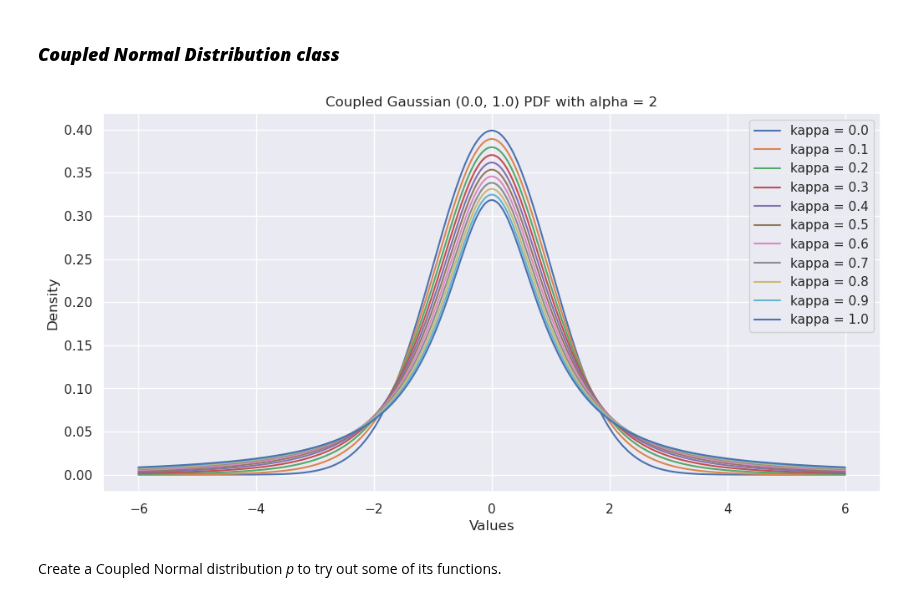
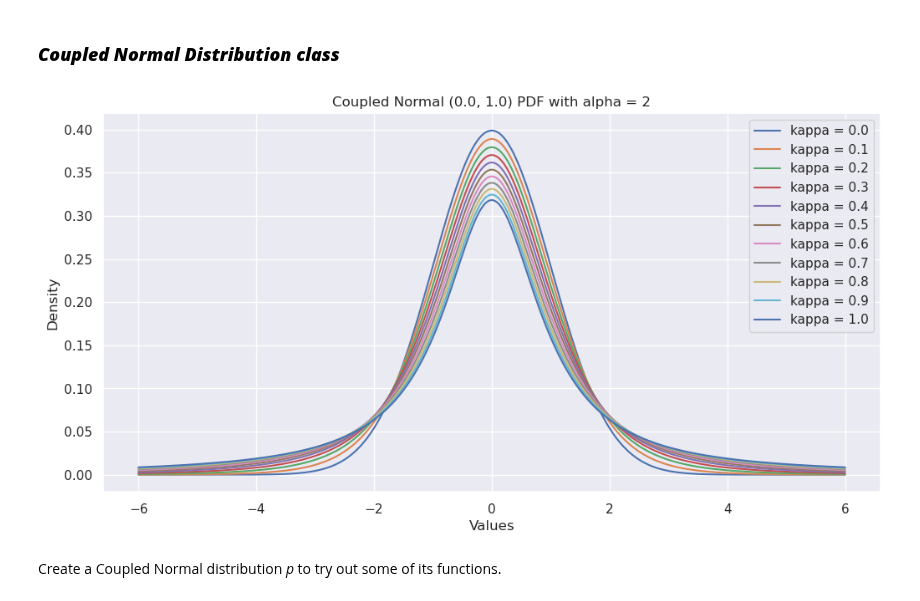
Before and after one commit to Photrek/Nonlinear-Statistical-Coupling, a Jupyter notebook: examples/guide_v0.ipynb, the cells around one changed output. Drawn from its saved outputs; the diff is of its cells as text; code cells hidden in the pictures.

```diff
--- a/examples/guide_v0.ipynb
+++ b/examples/guide_v0.ipynb
@@ -45,7 +48,8 @@ plt.xlim(-5, 5)
 plt.ylim(-5, 5)
 
 for kappa in kappa_values:
-    y[kappa] = nsc_func.coupled_logarithm(X, kappa)
+    y[kappa] = nsc.log(X, kappa)
+    # y[kappa] = nsc_func.coupled_logarithm(X, kappa)
     plt.plot(X, y[kappa], label=kappa)
 
 plt.legend()
@@ -73,7 +77,8 @@ plt.xlim(-5, 5)
 plt.ylim(-5, 15)
 
 for kappa in kappa_values:
-    y[kappa] = nsc_func.coupled_exponential(X, kappa)
+    y[kappa] = nsc.exp(X, kappa)
+    # y[kappa] = nsc_func.coupled_exponential(X, kappa)
     plt.plot(X, y[kappa], label=kappa)
 
 plt.legend()
@@ -93,29 +98,29 @@ X = np.linspace(-6*scale, 6*scale, n_sample)
 # %%
 # Plot Coupled Gaussians (loc, scale) with alpha = 2, with kappas going from 0 to 1
 # by steps of 0.1
 cm = plt.get_cmap('PiYG')
 kappa_values = np.linspace(0, 1, 11)
 n = len(kappa_values)
 ax.set_prop_cycle(color=['gold' if kappa==0 else cm(1.*i/n) for i, kappa in enumerate(kappa_values)])
 
 plt.figure(figsize=(12, 6), dpi=100, facecolor='w', edgecolor='k')
 
 for kappa in kappa_values:
-    temp_normal = nsc_cn.CoupledNormal(loc=loc,
-                                       scale=scale,
-                                       kappa=round(kappa, 1),
-                                       alpha=alpha,
-                                       verbose=False
-                                       )
+    temp_normal = nsd.CoupledNormal(loc=loc,
+                                    scale=scale,
+                                    kappa=round(kappa, 1),
+                                    alpha=alpha,
+                                    verbose=False
+                                    )
     plt.plot(X, temp_normal.prob(X), label=f'kappa = {temp_normal.kappa}')
 
-plt.title(f'Coupled Gaussian ({loc}, {scale}) PDF with alpha = {alpha}')
+plt.title(f'Coupled Normal ({loc}, {scale}) PDF with alpha = {alpha}')
 plt.xlabel('Values')
 plt.ylabel('Density')
 plt.legend()
 plt.show();
 # %% [output]
-[figure, old version]
+[figure, new version]
 # %% [markdown]
 Create a Coupled Normal distribution *p* to try out some of its functions.
 # %%
```
Also changed, not shown: parts of 14 cells of this notebook, 6 other files.
